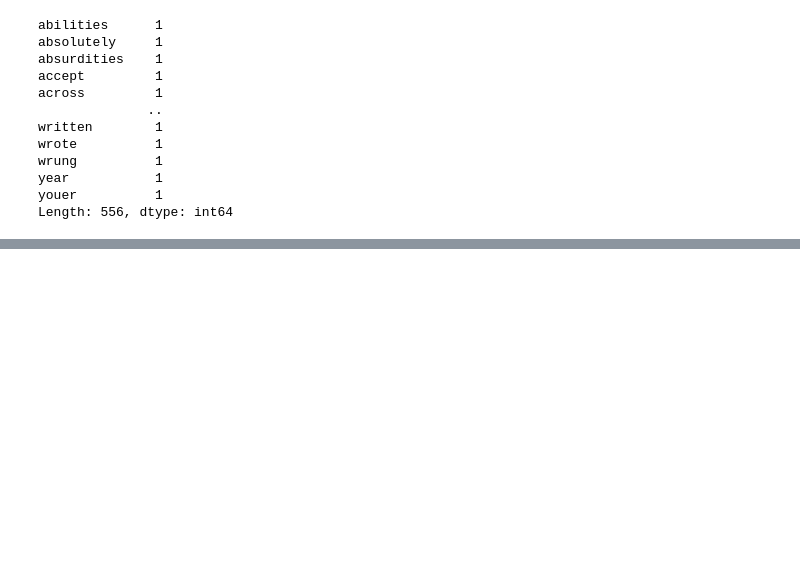
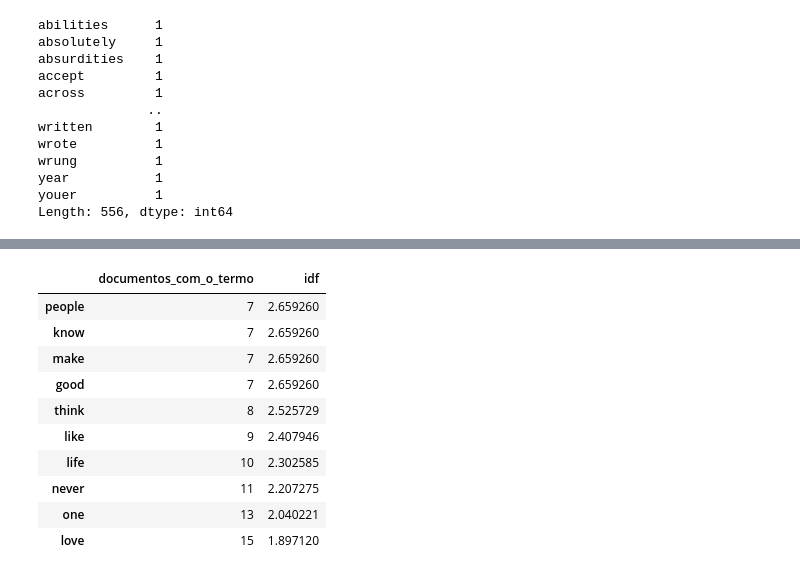
Before and after one commit to Isabela-Farina/Perspectiva_dados, a Jupyter notebook: PLN/introducao_pln.ipynb, the cells around one changed output, grey strips where cells are left out. Drawn from its saved outputs; the diff is of its cells as text; code cells hidden in the pictures; blank space fills up the shorter version.

```diff
--- a/PLN/introducao_pln.ipynb
+++ b/PLN/introducao_pln.ipynb
@@ -401 +431,16 @@ Length: 556, dtype: float64
+# %%
+
+df_idf.tail(10)
+# %% [output]
+|  | documentos_com_o_termo | idf |
+| people | 7 | 2.659260 |
+| know | 7 | 2.659260 |
+| make | 7 | 2.659260 |
+| good | 7 | 2.659260 |
+| think | 8 | 2.525729 |
+| like | 9 | 2.407946 |
+| life | 10 | 2.302585 |
+| never | 11 | 2.207275 |
+| one | 13 | 2.040221 |
+| love | 15 | 1.897120 |
 # %%
```
Also changed, not shown: parts of 9 cells of this notebook, 3 other files.
